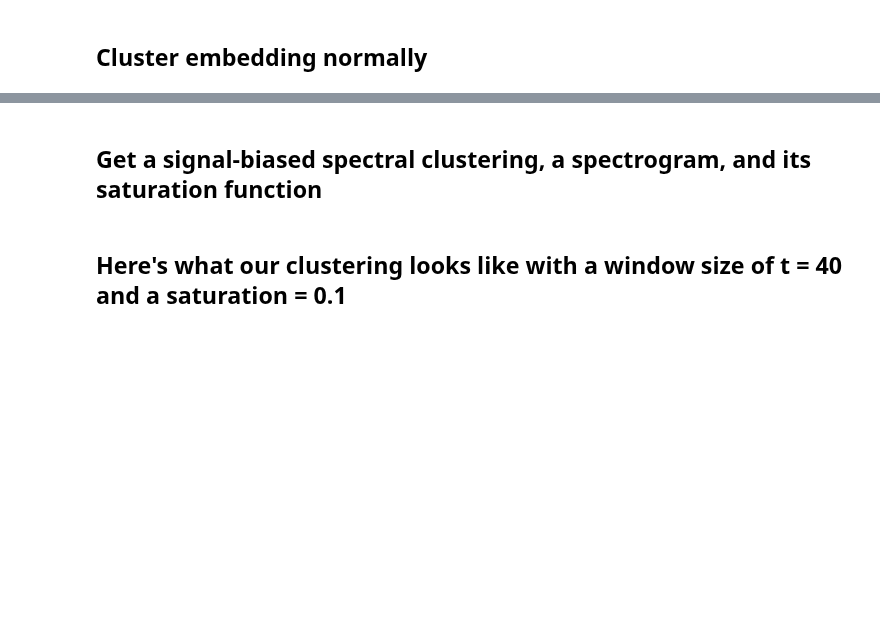
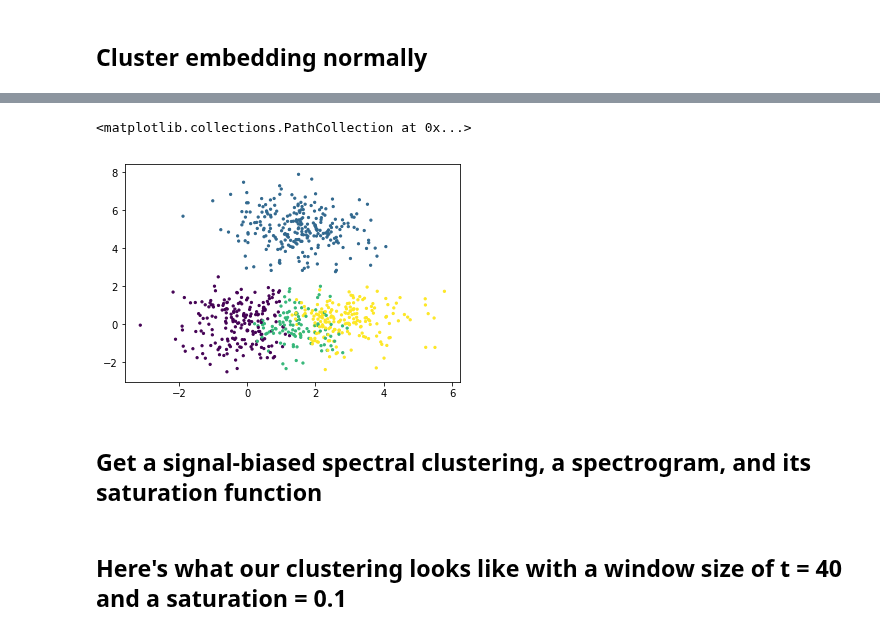
Before and after one commit to KrishnaswamyLab/MELD, a Jupyter notebook: python/meld/meld_txclustering.ipynb, the cells around one changed output, grey strips where cells are left out. Cells and saved outputs as stored; diff of their text form; code cells hidden in the pictures; blank space fills up the shorter version.

```diff
--- a/python/meld/meld_txclustering.ipynb
+++ b/python/meld/meld_txclustering.ipynb
@@ -56,3 +109,21 @@ plt.show()
+# %%
+k=4
+ts  = np.power(2,np.arange(9))
+wgfts = np.zeros((g.N,len(ts)*g.N))
+
+for i,t in enumerate(ts):
+    window = np.linalg.matrix_power(g.diff_op.toarray(),t)
+    window = sklp.normalize(window, 'l2', axis=0).T
+    C = np.multiply(window, idx[:, None])
+    C = g.gft(C)
+    wgfts[:,i*g.N:(i+1)*g.N] = C.T
+wgfts_reshape = np.reshape(wgfts, (g.N,g.N, len(ts)),'F')
+to_clust2 = (np.sum(np.tanh(np.abs(wgfts_reshape)),axis=2))
+labels2 = KMeans(n_clusters=k).fit_predict(to_clust2)
+plt.scatter(d_all[:,0], d_all[:,1], c=labels2, s=5)
+# %% [output]
+<matplotlib.collections.PathCollection at 0x...>
+[figure, added]
 # %% [markdown]
 ## Get a signal-biased spectral clustering, a spectrogram, and its saturation function
 # %%
```
Also changed, not shown: parts of 37 cells of this notebook, 2 other files.
